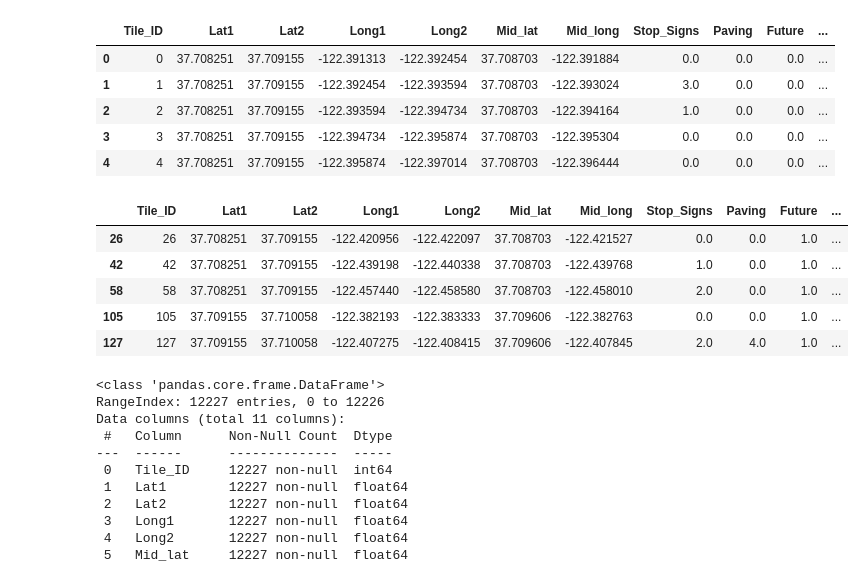
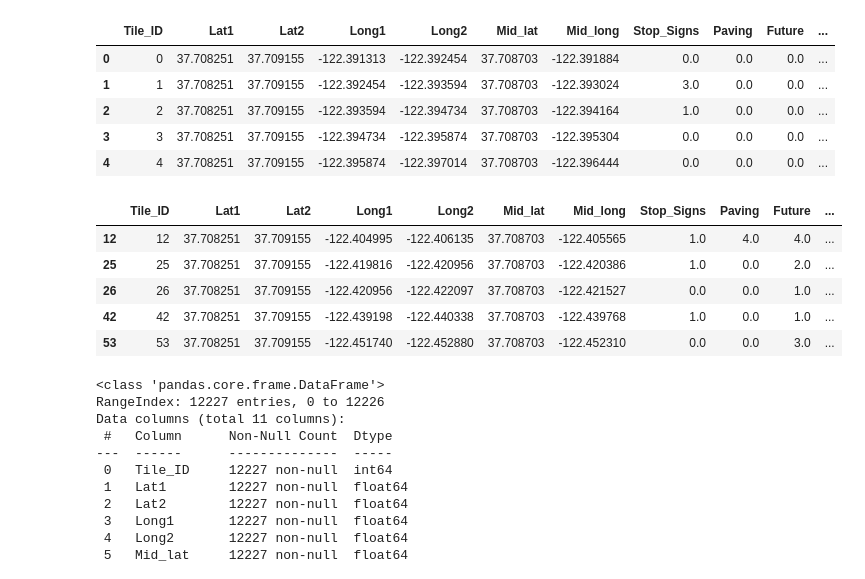
Before and after one commit to arisanguyen/210_Capstone_Aditya_Arisa_Noriel, a Jupyter notebook: Noriel_Expanded_Tiles_With_Street_Characteristics.ipynb, the cells around one changed output. Drawn from its saved outputs; the diff is of its cells as text; code cells hidden in the pictures.

```diff
--- a/Noriel_Expanded_Tiles_With_Street_Characteristics.ipynb
+++ b/Noriel_Expanded_Tiles_With_Street_Characteristics.ipynb
@@ -257,14 +267,14 @@ tiles.loc[tiles['Future'] == 0].head()
 | 3 | 3 | 37.708251 | 37.709155 | -122.394734 | -122.395874 | 37.708703 | -122.395304 | 0.0 | 0.0 | 0.0 | ... |
 | 4 | 4 | 37.708251 | 37.709155 | -122.395874 | -122.397014 | 37.708703 | -122.396444 | 0.0 | 0.0 | 0.0 | ... |
 # %%
-tiles.loc[tiles['Future'] == 1].head()
+tiles.loc[tiles['Future'] > 0].head()
 # %% [output]
 |  | Tile_ID | Lat1 | Lat2 | Long1 | Long2 | Mid_lat | Mid_long | Stop_Signs | Paving | Future | ... |
+| 12 | 12 | 37.708251 | 37.709155 | -122.404995 | -122.406135 | 37.708703 | -122.405565 | 1.0 | 4.0 | 4.0 | ... |
+| 25 | 25 | 37.708251 | 37.709155 | -122.419816 | -122.420956 | 37.708703 | -122.420386 | 1.0 | 0.0 | 2.0 | ... |
 | 26 | 26 | 37.708251 | 37.709155 | -122.420956 | -122.422097 | 37.708703 | -122.421527 | 0.0 | 0.0 | 1.0 | ... |
 | 42 | 42 | 37.708251 | 37.709155 | -122.439198 | -122.440338 | 37.708703 | -122.439768 | 1.0 | 0.0 | 1.0 | ... |
-| 58 | 58 | 37.708251 | 37.709155 | -122.457440 | -122.458580 | 37.708703 | -122.458010 | 2.0 | 0.0 | 1.0 | ... |
-| 105 | 105 | 37.709155 | 37.710058 | -122.382193 | -122.383333 | 37.709606 | -122.382763 | 0.0 | 0.0 | 1.0 | ... |
-| 127 | 127 | 37.709155 | 37.710058 | -122.407275 | -122.408415 | 37.709606 | -122.407845 | 2.0 | 4.0 | 1.0 | ... |
+| 53 | 53 | 37.708251 | 37.709155 | -122.451740 | -122.452880 | 37.708703 | -122.452310 | 0.0 | 0.0 | 3.0 | ... |
 # %%
 tiles.info()
 # %% [output]
```
Also changed, not shown: parts of 6 cells of this notebook.
